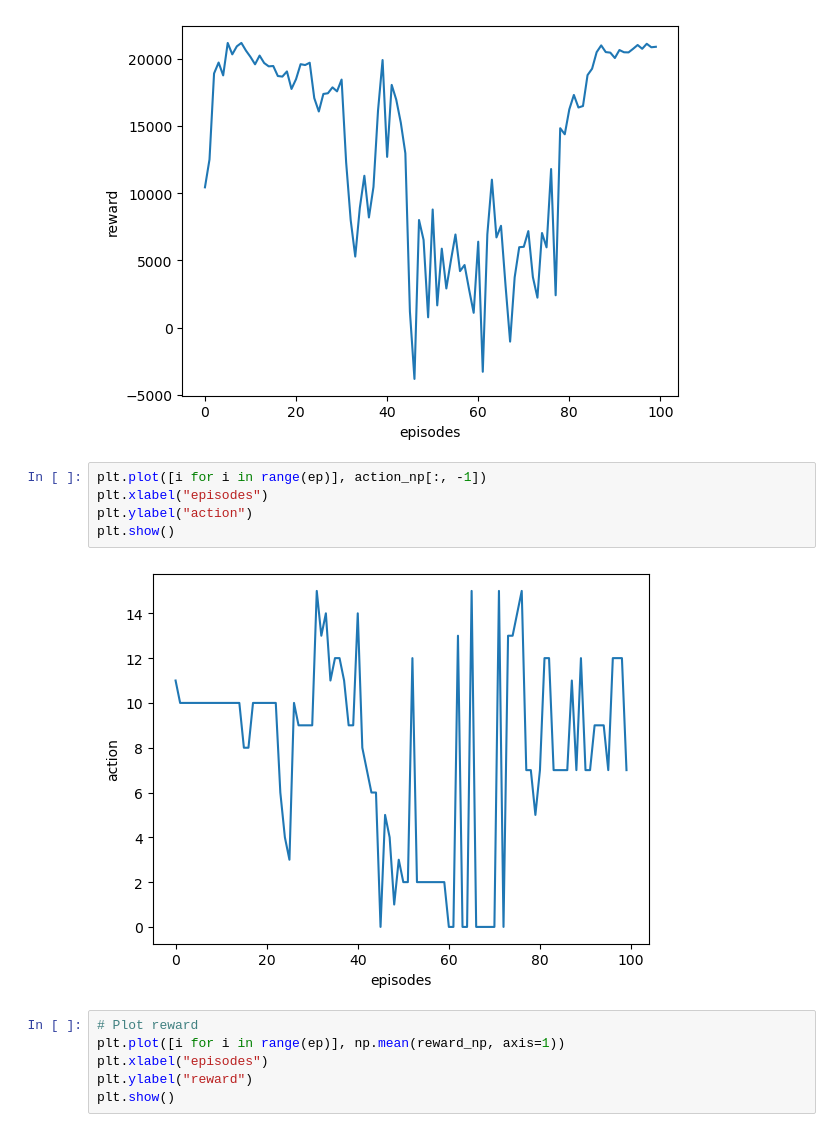
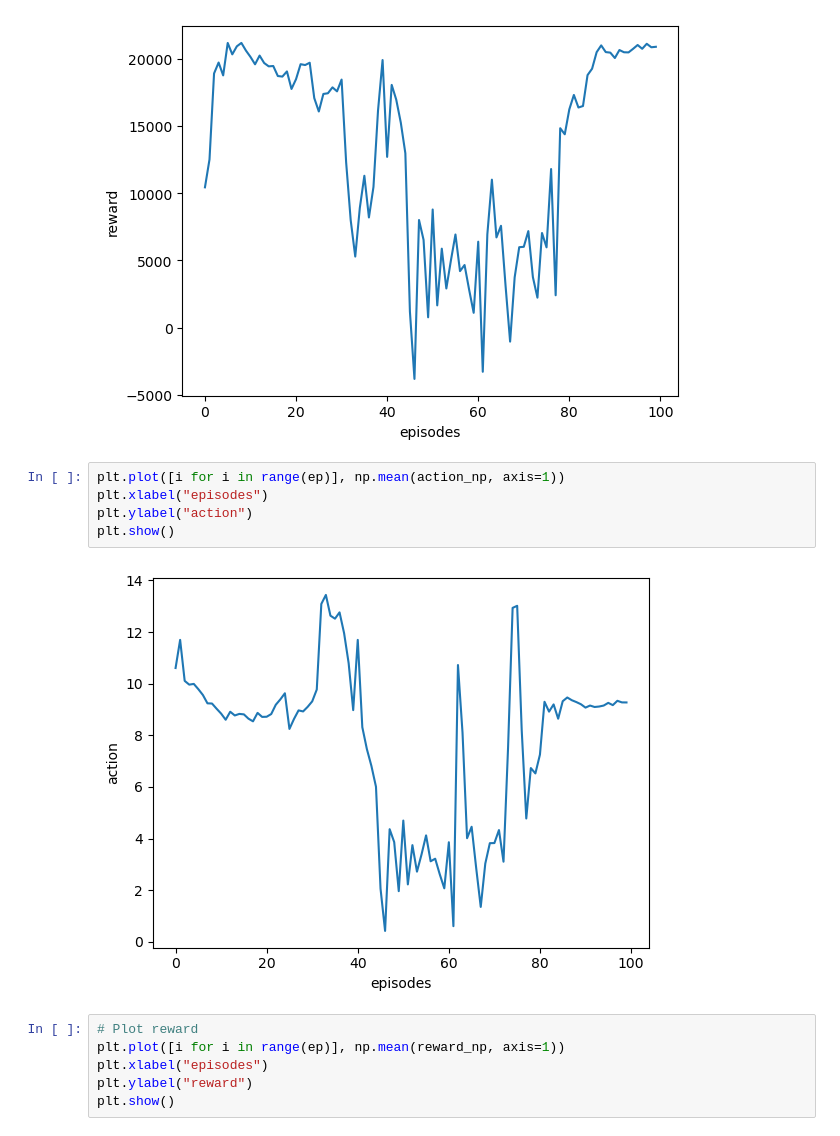
Before and after one commit to Jinyi-Liu/ECE517-Project, a Jupyter notebook: project.ipynb, the cells around one changed output. Drawn from its saved outputs; the diff is of its cells as text.

```diff
--- a/project.ipynb
+++ b/project.ipynb
@@ -193,12 +192,12 @@ episode: 98/100, score: 20863
 episode: 99/100, score: 20898
 [figure]
 # %%
-plt.plot([i for i in range(ep)], action_np[:, -1])
+plt.plot([i for i in range(ep)], np.mean(action_np, axis=1))
 plt.xlabel("episodes")
 plt.ylabel("action")
 plt.show()
 # %% [output]
-[figure, old version]
+[figure, new version]
 # %%
 # Plot reward
 plt.plot([i for i in range(ep)], np.mean(reward_np, axis=1))
```
Also changed, not shown: parts of 1 cell of this notebook.
